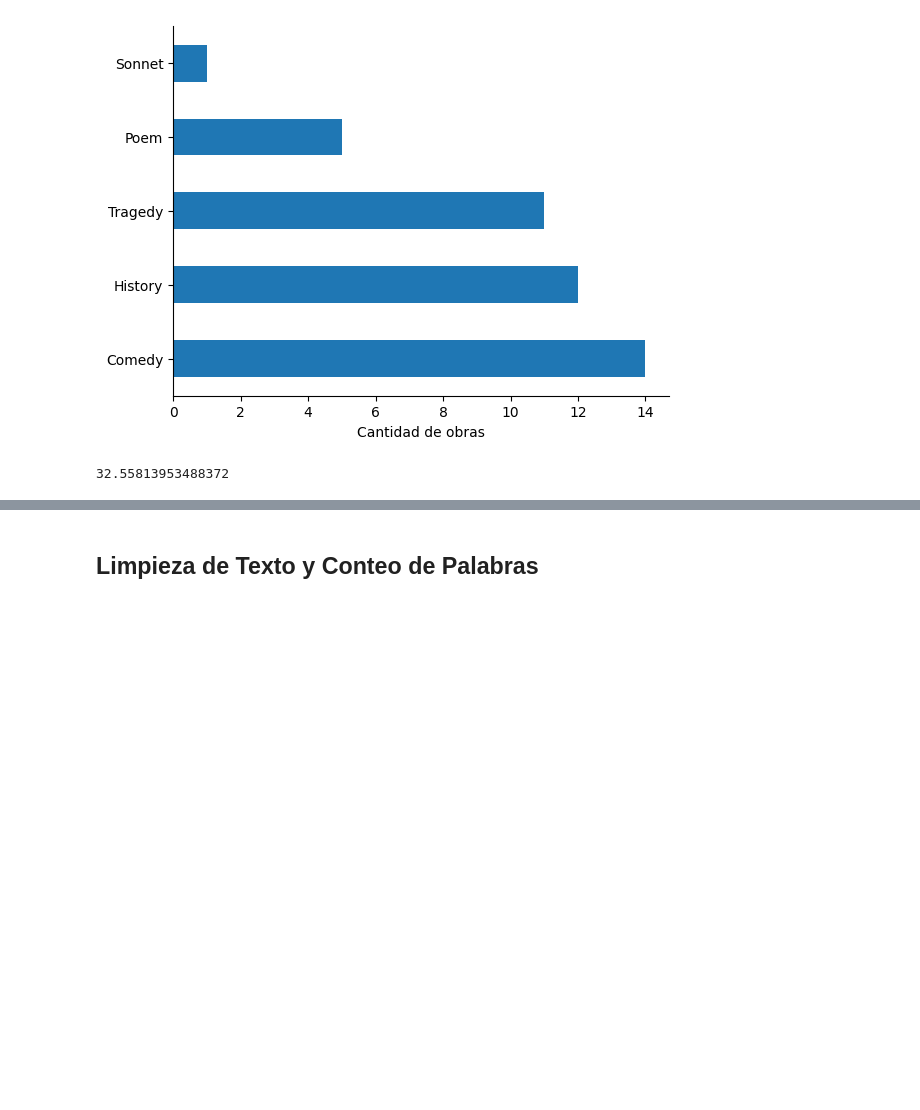
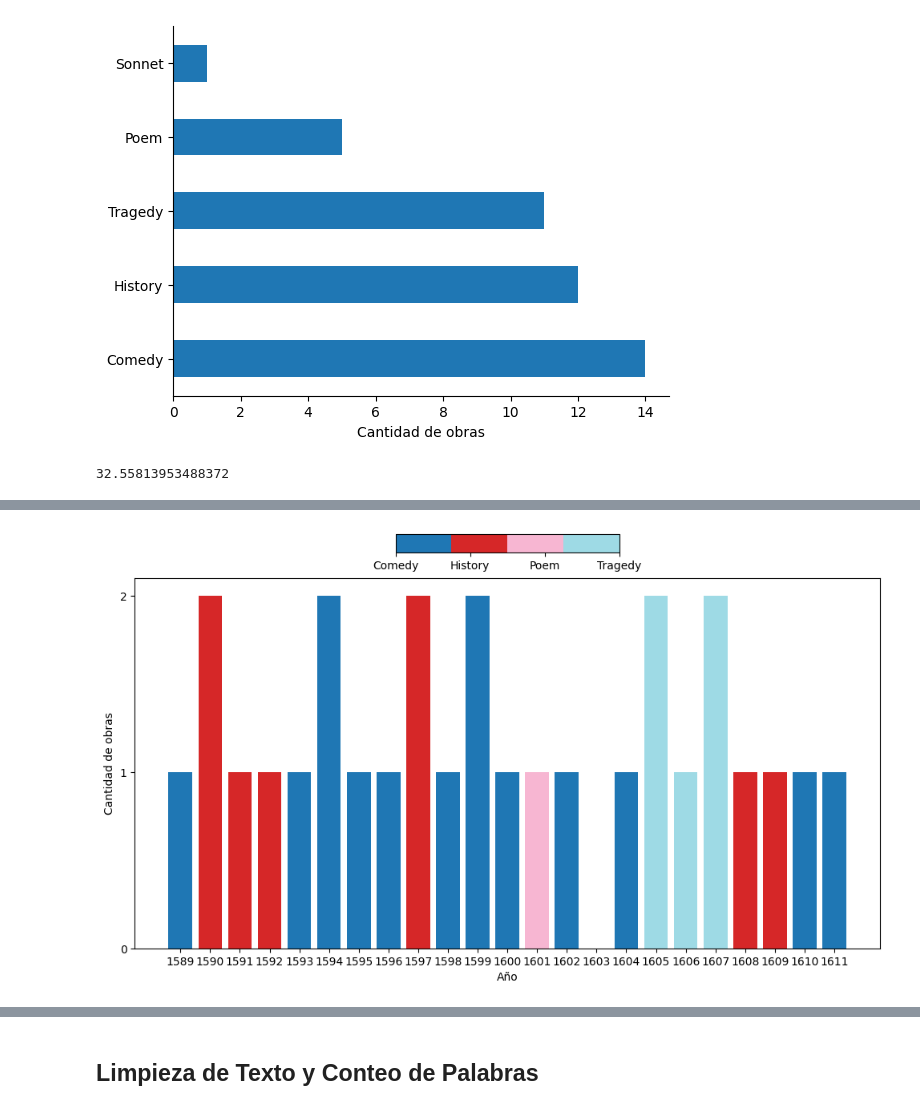
Before and after one commit to MariaEugenia/IntroCD, a Jupyter notebook: Tarea_1/shakespeare_propuesta.ipynb, the cells around one changed output, grey strips where cells are left out. Drawn from its saved outputs; the diff is of its cells as text; code cells hidden in the pictures; blank space fills up the shorter version.

```diff
--- a/Tarea_1/shakespeare_propuesta.ipynb
+++ b/Tarea_1/shakespeare_propuesta.ipynb
@@ -208,0 +218,42 @@ plt.show()
+# %%
+import numpy as np
+import pandas as pd
+import matplotlib.pyplot as plt
+from matplotlib.colors import ListedColormap
+
+years = np.arange(1589, 1612)
+genre_count = df_works.groupby(['Date','GenreType']).size().unstack(fill_value=0)
+genre_count = genre_count.reindex(years, fill_value=0)
+
+max_genre_per_year = genre_count.idxmax(axis=1)
+color_map = ListedColormap(plt.cm.get_cmap('tab20', len(unique_genres)).colors)
+genre_to_color = {genre: color_map(i) for i, genre in enumerate(unique_genres)}
+
+max_genre_count = pd.DataFrame({
+    'Year': genre_count.index,
+    'MaxGenre': max_genre_per_year,
+    'Count': genre_count.max(axis=1)
+})
+
+unique_genres = max_genre_count['MaxGenre'].unique()
+
+plt.figure(figsize=(12, 6))
+bars = plt.bar(max_genre_count['Year'], max_genre_count['Count'], color=[genre_to_color[genre] for genre in max_genre_count['MaxGenre']])
+
+plt.xlabel('Año')
+plt.ylabel('Cantidad de obras')
+plt.xticks(years, rotation=0)
+plt.yticks(range(0, 3, 1))
+
+from mpl_toolkits.axes_grid1.inset_locator import inset_axes
+ax = plt.gca()
+axins = inset_axes(ax, width="30%", height="5%", loc='upper center', borderpad=10, bbox_to_anchor=(0, 0.42, 1, 1), bbox_transform=ax.transAxes)
+cb = plt.colorbar(plt.cm.ScalarMappable(cmap=color_map, norm=plt.Normalize(vmin=0, vmax=len(unique_genres)-1)), cax=axins, orientation='horizontal')
+cb.ax.get_xaxis().labelpad = 5
+cb.set_ticks(range(len(unique_genres)))
+cb.set_ticklabels(unique_genres)
+
+plt.savefig('genero_mas_usado_por_año.png')
+plt.show()
+# %% [output]
+[figure, added]
```
Also changed, not shown: parts of 14 cells of this notebook, 5 other files.
